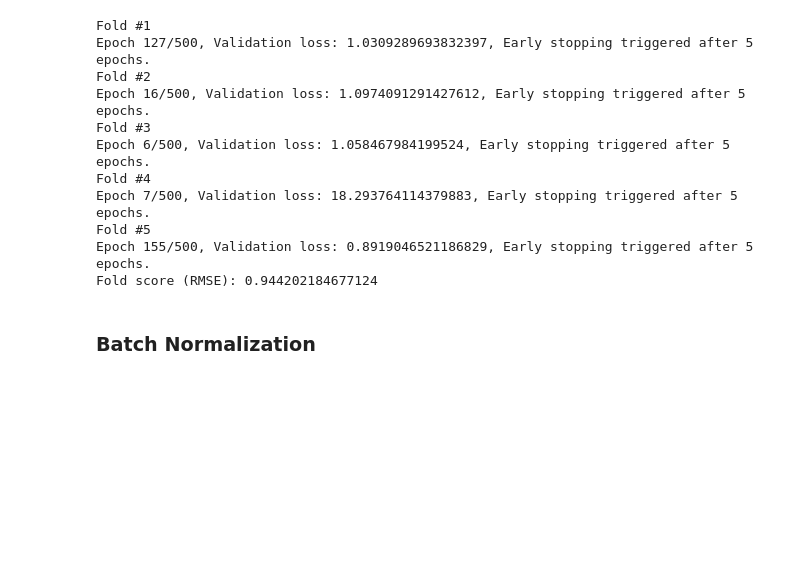
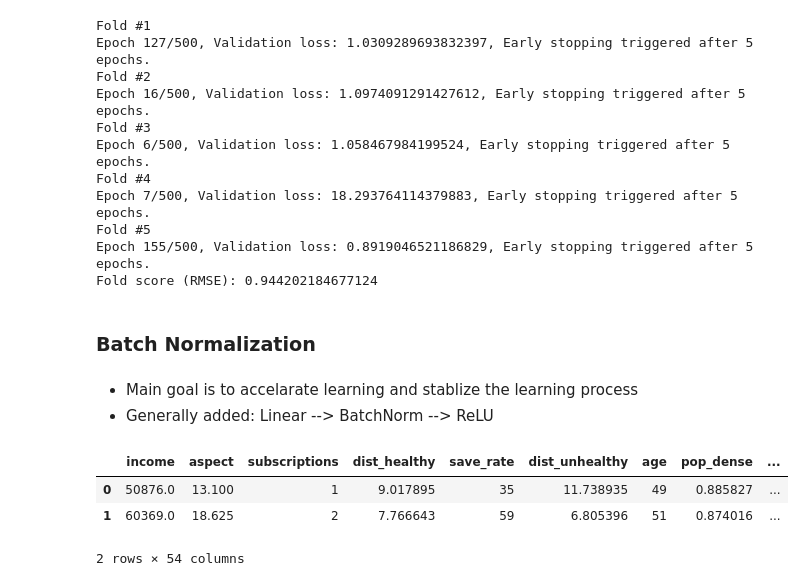
Before and after one commit to rishi-wqd190004/t81_588_course, a Jupyter notebook: practice_src/tabular_data_4.ipynb, the cells around one changed output. Saved outputs shown, nothing was run; the diff lists cells and outputs as text; code cells hidden in the pictures; blank space fills up the shorter version.

```diff
--- a/practice_src/tabular_data_4.ipynb
+++ b/practice_src/tabular_data_4.ipynb
@@ -585,3 +585,14 @@ Epoch 155/500, Validation loss: 0.8919046521186829, Early stopping triggered aft
 Fold score (RMSE): 0.944202184677124
 # %% [markdown]
 ### Batch Normalization
+# %% [markdown]
+- Main goal is to accelarate learning and stablize the learning process
+- Generally added: Linear --> BatchNorm --> ReLU
+# %%
+# will use the regression dataset as above
+df_reg.head(2)
+# %% [output]
+|  | income | aspect | subscriptions | dist_healthy | save_rate | dist_unhealthy | age | pop_dense | ... |
+| 0 | 50876.0 | 13.100 | 1 | 9.017895 | 35 | 11.738935 | 49 | 0.885827 | ... |
+| 1 | 60369.0 | 18.625 | 2 | 7.766643 | 59 | 6.805396 | 51 | 0.874016 | ... |
+2 rows × 54 columns
```
Also changed, not shown: parts of 3 cells of this notebook, 1 other file.
